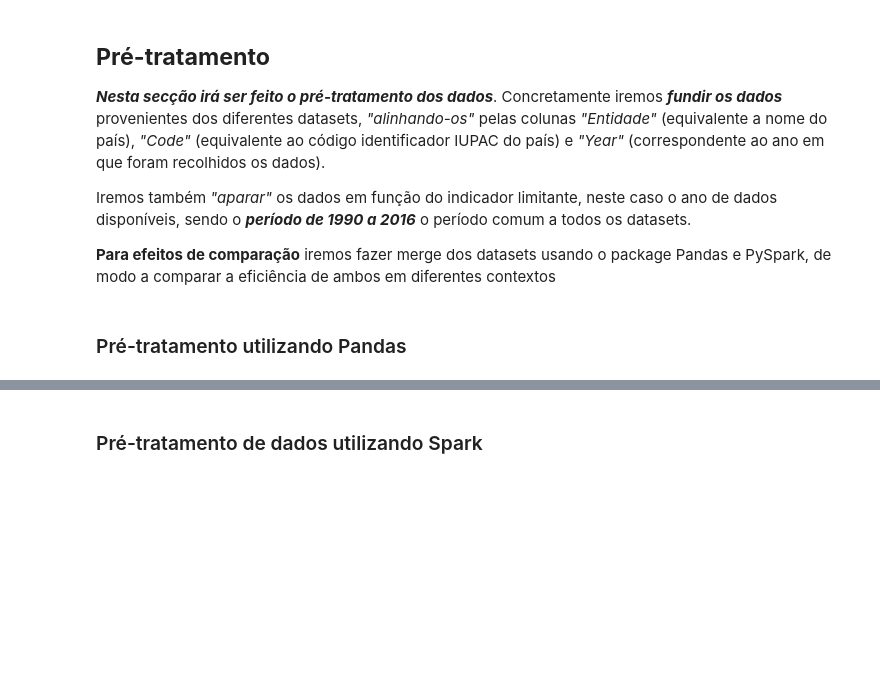
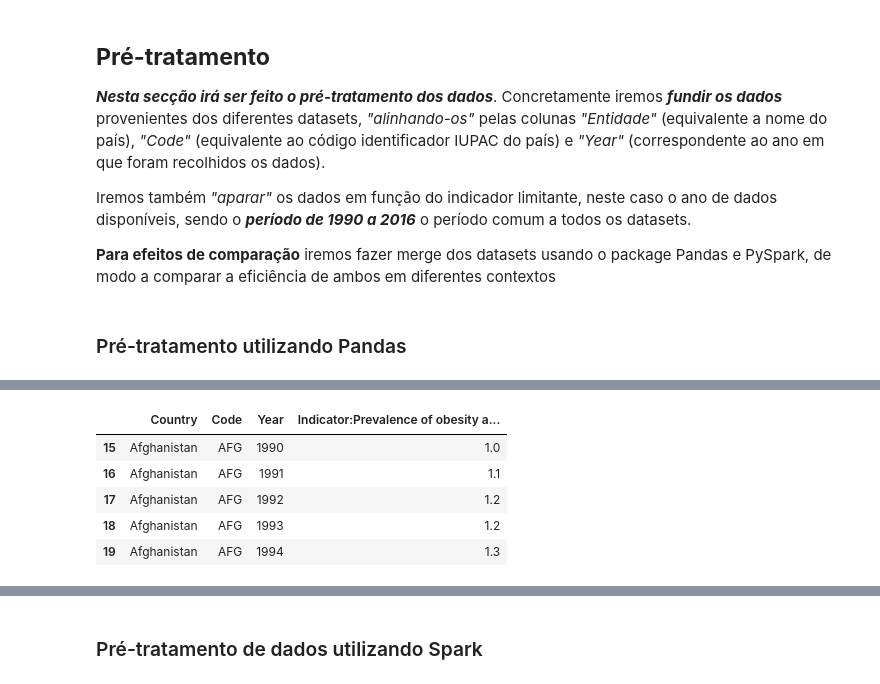
Before and after one commit to rezekiz/big-data-analysis, a Jupyter notebook: notebooks/main.ipynb, the cells around one changed output, grey strips where cells are left out. Cells and saved outputs as stored; diff of their text form; code cells hidden in the pictures; blank space fills up the shorter version.

```diff
--- a/main.ipynb
+++ b/notebooks/main.ipynb
@@ -69,0 +35,14 @@ merged.head()
+# %%
+# Carregamos o dataset para prevelência de obesidade
+obes = pd.read_csv('../datasets/raw/share-of-adults-defined-as-obese.csv')
+obes.rename(columns={'Entity': 'Country'}, inplace = True)
+obes = obes[obes['Year'] >= 1990]
+obes = obes[obes['Year'] <= 2016]
+obes.head()
+# %% [output]
+|  | Country | Code | Year | Indicator:Prevalence of obesity a... |
+| 15 | Afghanistan | AFG | 1990 | 1.0 |
+| 16 | Afghanistan | AFG | 1991 | 1.1 |
+| 17 | Afghanistan | AFG | 1992 | 1.2 |
+| 18 | Afghanistan | AFG | 1993 | 1.2 |
+| 19 | Afghanistan | AFG | 1994 | 1.3 |
```
Also changed, not shown: parts of 20 cells of this notebook, 8 other files.
